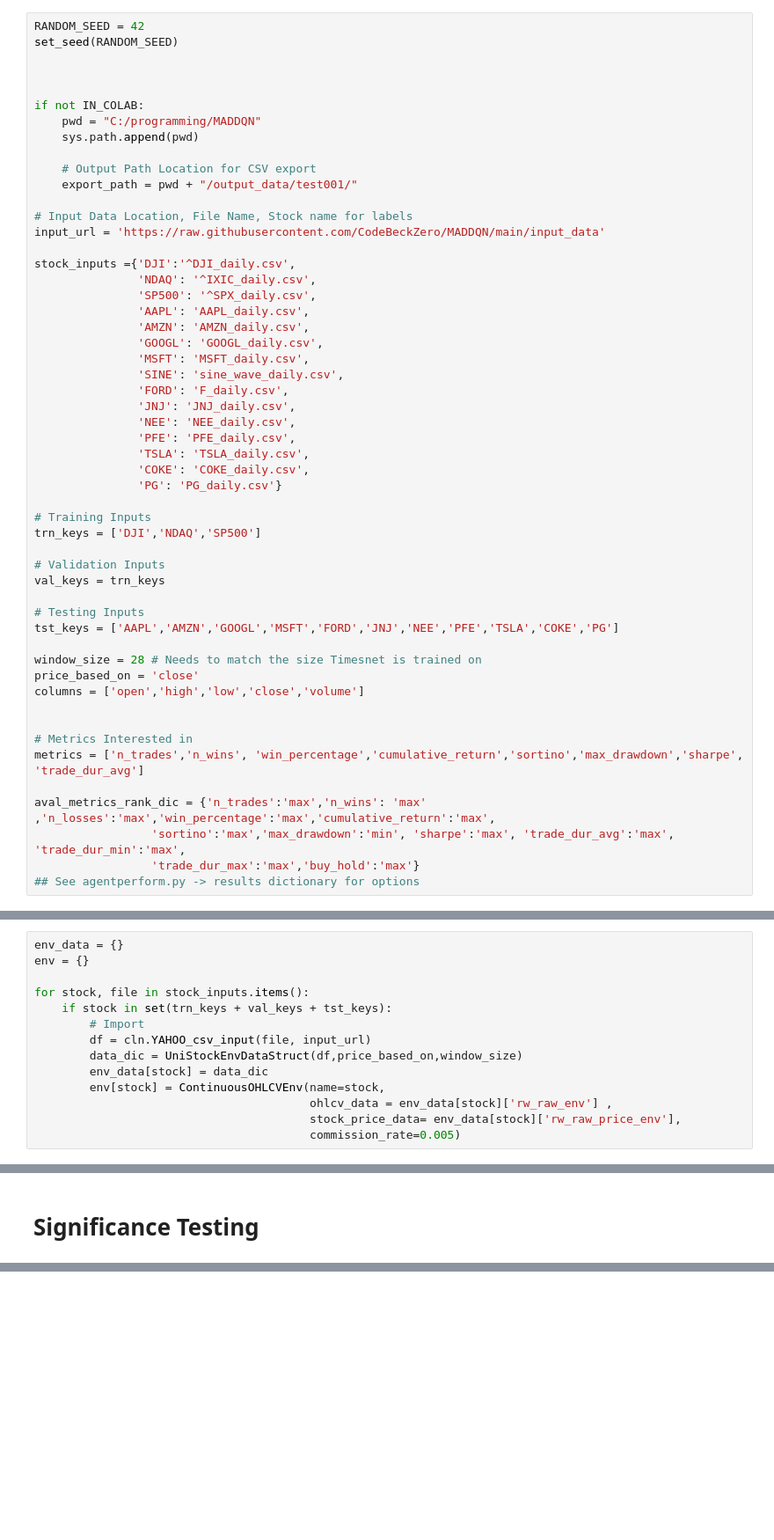
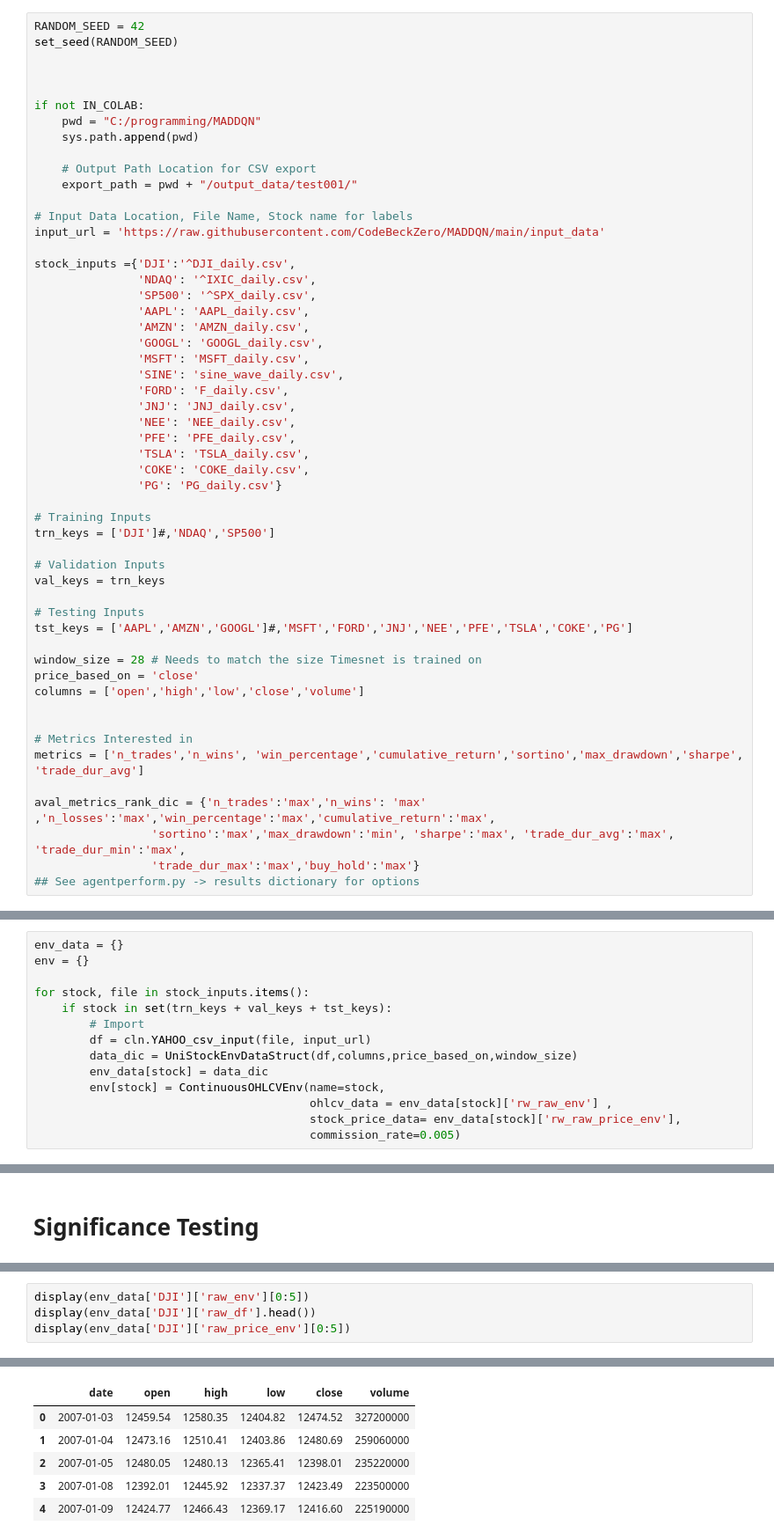
Before and after one commit to CodeBeckZero/MADDQN, a Jupyter notebook: single_agent_work_bench.ipynb, the cells around one changed output, grey strips where cells are left out. Shown at 88% size. Cells and saved outputs as stored; diff of their text form; blank space fills up the shorter version.

```diff
--- a/single_agent_work_bench.ipynb
+++ b/single_agent_work_bench.ipynb
@@ -152,13 +152,13 @@ stock_inputs ={'DJI':'^DJI_daily.csv',
                'PG': 'PG_daily.csv'}
 
 # Training Inputs
-trn_keys = ['DJI','NDAQ','SP500']
+trn_keys = ['DJI']#,'NDAQ','SP500']
 
 # Validation Inputs
 val_keys = trn_keys
 
 # Testing Inputs
-tst_keys = ['AAPL','AMZN','GOOGL','MSFT','FORD','JNJ','NEE','PFE','TSLA','COKE','PG']
+tst_keys = ['AAPL','AMZN','GOOGL']#,'MSFT','FORD','JNJ','NEE','PFE','TSLA','COKE','PG']
 
 window_size = 28 # Needs to match the size Timesnet is trained on
 price_based_on = 'close'
@@ -182,7 +182,7 @@ for stock, file in stock_inputs.items():
     if stock in set(trn_keys + val_keys + tst_keys):
         # Import
         df = cln.YAHOO_csv_input(file, input_url)
-        data_dic = UniStockEnvDataStruct(df,price_based_on,window_size)
+        data_dic = UniStockEnvDataStruct(df,columns,price_based_on,window_size)
         env_data[stock] = data_dic
         env[stock] = ContinuousOHLCVEnv(name=stock,
                                         ohlcv_data = env_data[stock]['rw_raw_env'] ,
@@ -1001,0 +1033,5 @@ print("Best params: ", study.best_params)
+# %%
+display(env_data['DJI']['raw_env'][0:5])
+display(env_data['DJI']['raw_df'].head())
+display(env_data['DJI']['raw_price_env'][0:5])
+# %% [output]
@@ -1001,0 +1048,6 @@ print("Best params: ", study.best_params)
+|  | date | open | high | low | close | volume |
+| 0 | 2007-01-03 | 12459.54 | 12580.35 | 12404.82 | 12474.52 | 327200000 |
+| 1 | 2007-01-04 | 12473.16 | 12510.41 | 12403.86 | 12480.69 | 259060000 |
+| 2 | 2007-01-05 | 12480.05 | 12480.13 | 12365.41 | 12398.01 | 235220000 |
+| 3 | 2007-01-08 | 12392.01 | 12445.92 | 12337.37 | 12423.49 | 223500000 |
+| 4 | 2007-01-09 | 12424.77 | 12466.43 | 12369.17 | 12416.60 | 225190000 |
```
Also changed, not shown: parts of 15 cells of this notebook, 3 other files.
